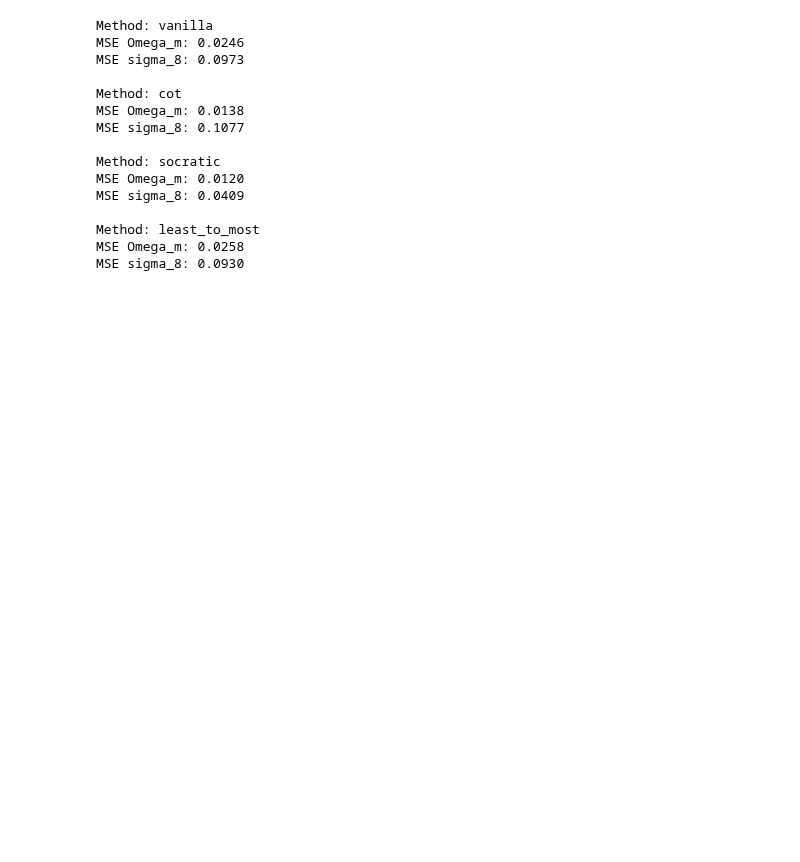
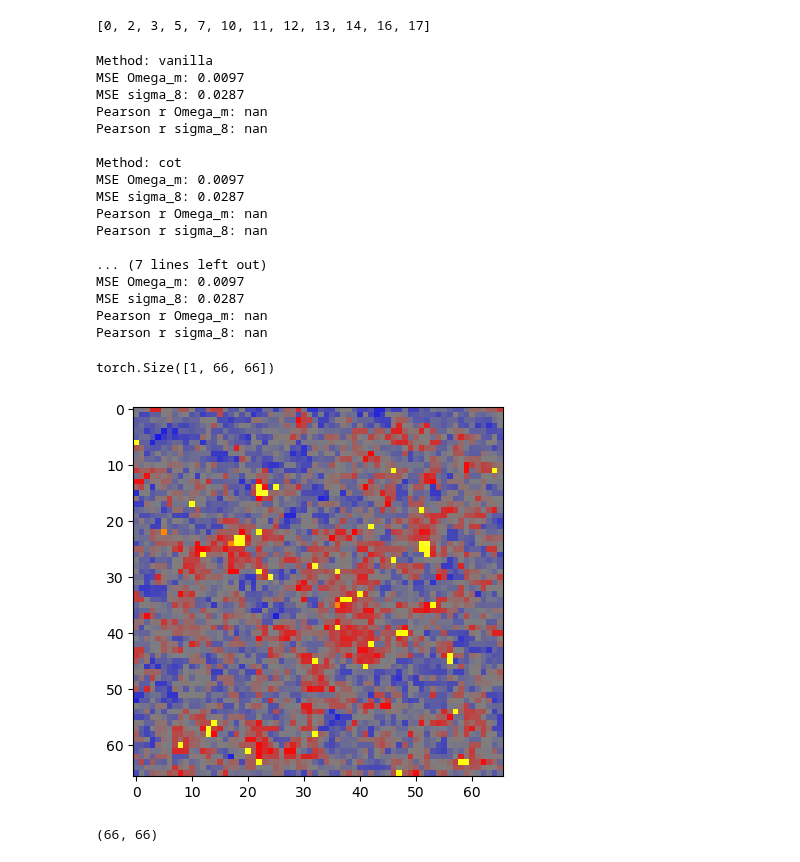
Before and after one commit to BrachioLab/FIX-2, a Jupyter notebook: notebooks/massmaps_playground.ipynb, the cells around one changed output. Saved outputs shown, nothing was run; the diff lists cells and outputs as text; code cells hidden in the pictures; blank space fills up the shorter version.

```diff
--- a/notebooks/massmaps_playground.ipynb
+++ b/notebooks/massmaps_playground.ipynb
@@ -374,3 +838,10 @@ for method in methods:
+# %%
+# indices for which all four prompting methods returned a non-None answer
+common_idxs = set.intersection(*(set(m.keys()) for m in results_all.values()))
+
+print(sorted(common_idxs))
+# %% [output]
+[0, 2, 3, 5, 7, 10, 11, 12, 13, 14, 16, 17]
 # %%
 # import matplotlib.pyplot as plt
 # import torch
@@ -391,6 +866,7 @@ for method in methods:
 # %%
 from sklearn.metrics import mean_squared_error
 import torch
+from scipy.stats import pearsonr
 
 # Store results
 mse_results = {}
@@ -404,7 +880,9 @@ for method in methods:
     pred_omega_m = []
     pred_sigma_8 = []
 
-    for example in massmaps_examples:
+    # for idx, example in massmaps_examples.items():
+    for idx in common_idxs:
+        example = massmaps_examples[idx]
         answer = example.answer  # dict with 'Omega_m', 'sigma_8'
         llm_answer = example.llm_answer  # dict with 'Omega_m', 'sigma_8'
 
@@ -417,30 +895,54 @@ for method in methods:
     mse_omega_m = mean_squared_error(gt_omega_m, pred_omega_m)
     mse_sigma_8 = mean_squared_error(gt_sigma_8, pred_sigma_8)
 
+    r_om, _ = pearsonr(gt_omega_m, pred_omega_m)   # Omega_m
+    r_s8, _ = pearsonr(gt_sigma_8, pred_sigma_8)   # sigma_8
+
+
     # Store
     mse_results[method] = {
         'mse_Omega_m': mse_omega_m,
-        'mse_sigma_8': mse_sigma_8
+        'mse_sigma_8': mse_sigma_8,
+        'pearson_r_Omega_m': r_om,
+        'pearson_r_sigma_8': r_s8
     }
 
     print(f"MSE Omega_m: {mse_omega_m:.4f}")
     print(f"MSE sigma_8: {mse_sigma_8:.4f}")
+    print(f"Pearson r Omega_m: {r_om:.4f}")
+    print(f"Pearson r sigma_8: {r_s8:.4f}")
 # %% [output]
 Method: vanilla
-MSE Omega_m: 0.0246
-MSE sigma_8: 0.0973
+MSE Omega_m: 0.0097
+MSE sigma_8: 0.0287
+Pearson r Omega_m: nan
+Pearson r sigma_8: nan
 
 Method: cot
-MSE Omega_m: 0.0138
-MSE sigma_8: 0.1077
+MSE Omega_m: 0.0097
+MSE sigma_8: 0.0287
+Pearson r Omega_m: nan
+Pearson r sigma_8: nan
 
-Method: socratic
-MSE Omega_m: 0.0120
-MSE sigma_8: 0.0409
-
-Method: least_to_most
-MSE Omega_m: 0.0258
-MSE sigma_8: 0.0930
+... (7 lines left out)
+MSE Omega_m: 0.0097
+MSE sigma_8: 0.0287
+Pearson r Omega_m: nan
+Pearson r sigma_8: nan
+# %%
+torch.tensor(example_dict['input']).shape
+# %% [output]
+torch.Size([1, 66, 66])
+# %%
+plt.figure()
+plt.imshow(massmap_to_pil_norm(torch.tensor(example_dict['input'])))
+plt.show()
+# %% [output]
+[figure, added]
+# %%
+massmap_to_pil_norm(torch.tensor(example_dict['input'])).size
+# %% [output]
+(66, 66)
 # %%
 import matplotlib.pyplot as plt
 import torch
```
Also changed, not shown: parts of 26 cells of this notebook, 10 other files.
